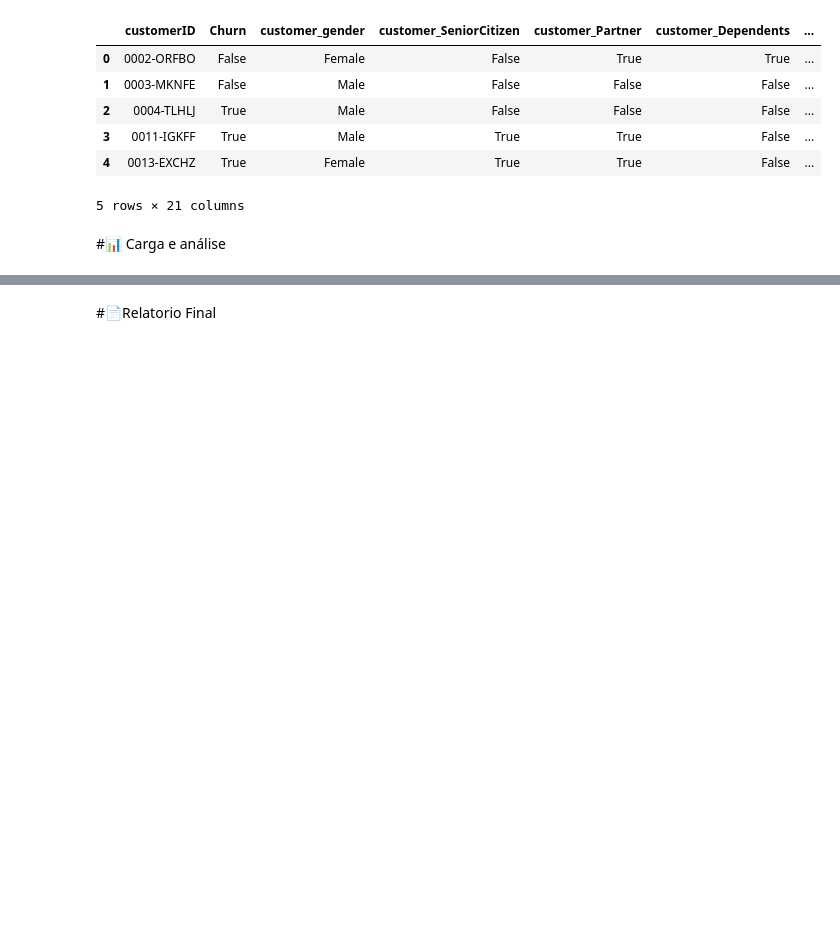
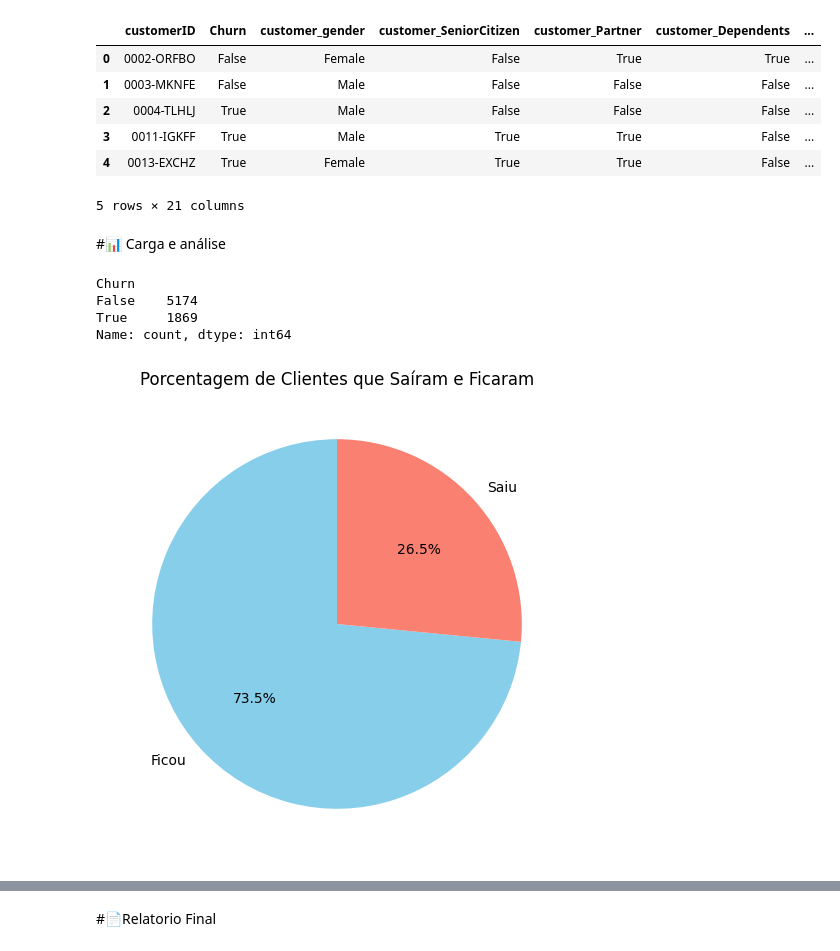
Before and after one commit to anneaiad/Challenge_Telecom_X_Alura, a Jupyter notebook: TelecomX_BR.ipynb, the cells around one changed output, grey strips where cells are left out. Saved outputs shown, nothing was run; the diff lists cells and outputs as text; code cells hidden in the pictures; blank space fills up the shorter version.

Commit message:
Carregamento: Análise e criação de gráficos com o matplotlib e seaborn

```diff
--- a/TelecomX_BR.ipynb
+++ b/TelecomX_BR.ipynb
@@ -285,0 +289,25 @@ df.head()
+# %%
+#Verificar quantos clientes saíram e quantos ficaram
+print(df['Churn'].value_counts())
+# %% [output]
+Churn
+False    5174
+True     1869
+Name: count, dtype: int64
+# %%
+import matplotlib.pyplot as plt
+
+# Contar quantos clientes saíram e ficaram
+contagem = df['Churn'].value_counts()
+
+# Definir labels e cores
+labels = ['Ficou', 'Saiu']
+cores = ['skyblue', 'salmon']
+
+# Criar o gráfico de pizza
+plt.figure(figsize=(6,6))
+plt.pie(contagem, labels=labels, colors=cores, autopct='%1.1f%%', startangle=90)
+plt.title('Porcentagem de Clientes que Saíram e Ficaram')
+plt.show()
+# %% [output]
+[figure, added]
```
Also changed, not shown: parts of 14 cells of this notebook.
